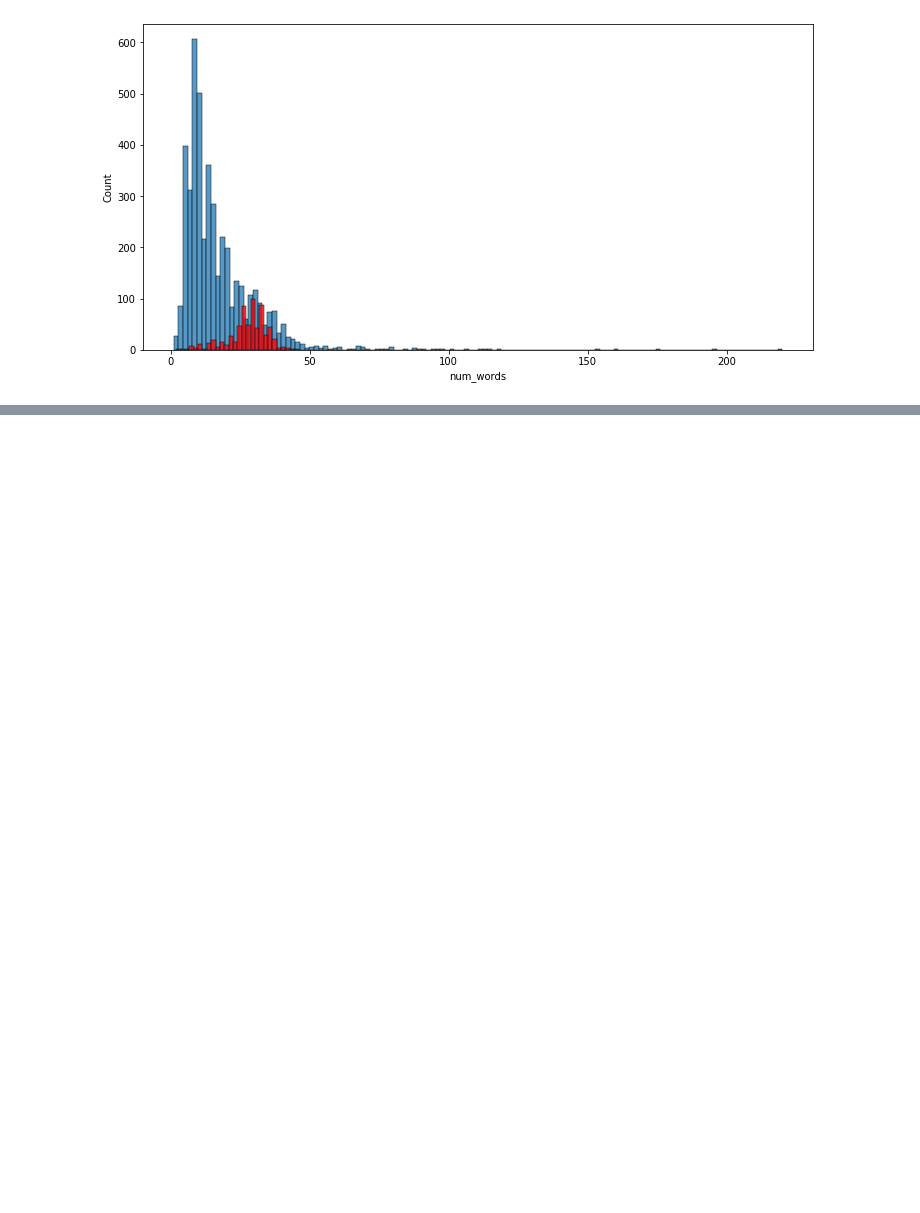
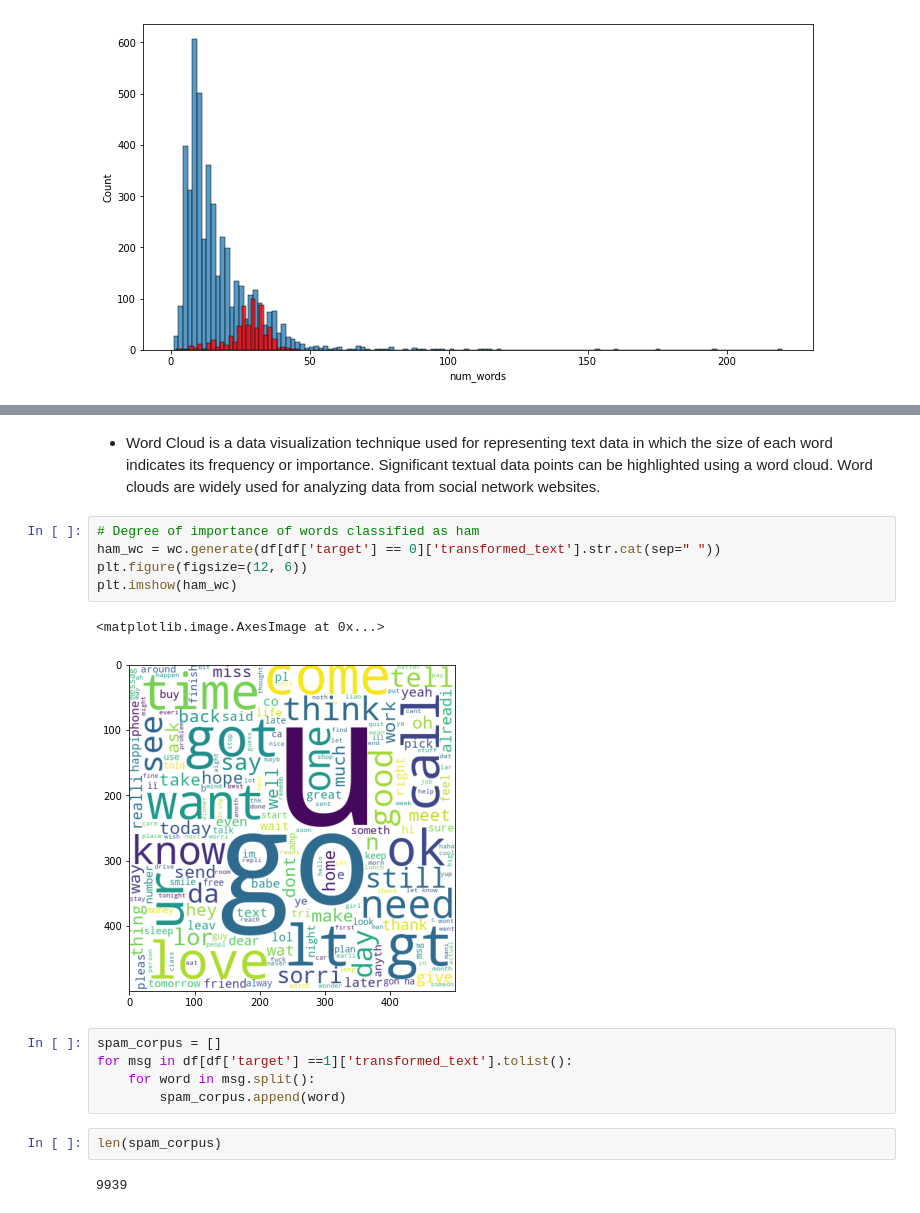
Before and after one commit to Abbracx/Data-Science, a Jupyter notebook: spam-classifier/Email_Spam_SMS_Classification.ipynb, the cells around one changed output, grey strips where cells are left out. Drawn from its saved outputs; the diff is of its cells as text; blank space fills up the shorter version.

```diff
--- a/spam-classifier/Email_Spam_SMS_Classification.ipynb
+++ b/spam-classifier/Email_Spam_SMS_Classification.ipynb
@@ -301,0 +448,19 @@ sns.heatmap(df.corr())
+# %% [markdown]
++ Word Cloud is a data visualization technique used for representing text data in which the size of each word indicates its frequency or importance. Significant textual data points can be highlighted using a word cloud. Word clouds are widely used for analyzing data from social network websites.
+# %%
+# Degree of importance of words classified as ham
+ham_wc = wc.generate(df[df['target'] == 0]['transformed_text'].str.cat(sep=" "))
+plt.figure(figsize=(12, 6))
+plt.imshow(ham_wc)
+# %% [output]
+<matplotlib.image.AxesImage at 0x...>
+[figure, added]
+# %%
+spam_corpus = []
+for msg in df[df['target'] ==1]['transformed_text'].tolist():
+    for word in msg.split():
+        spam_corpus.append(word)
+# %%
+len(spam_corpus)
+# %% [output]
+9939
```
Also changed, not shown: parts of 23 cells of this notebook.
